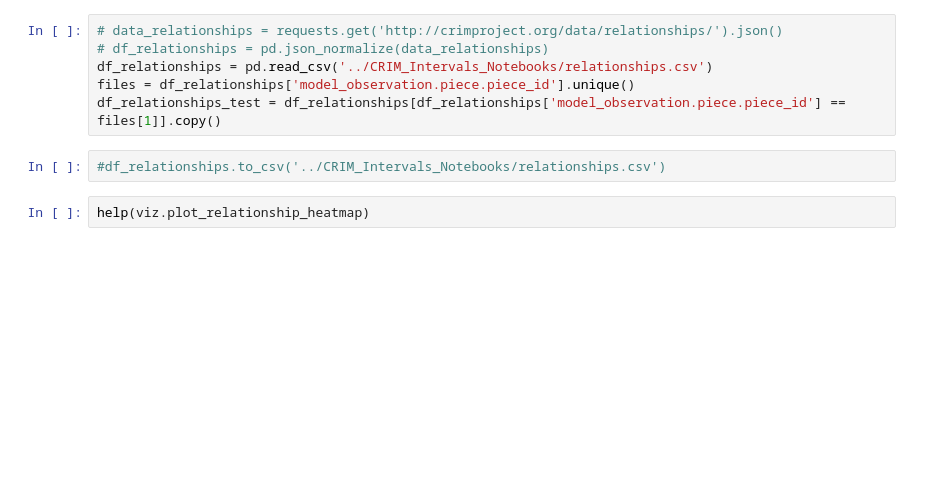
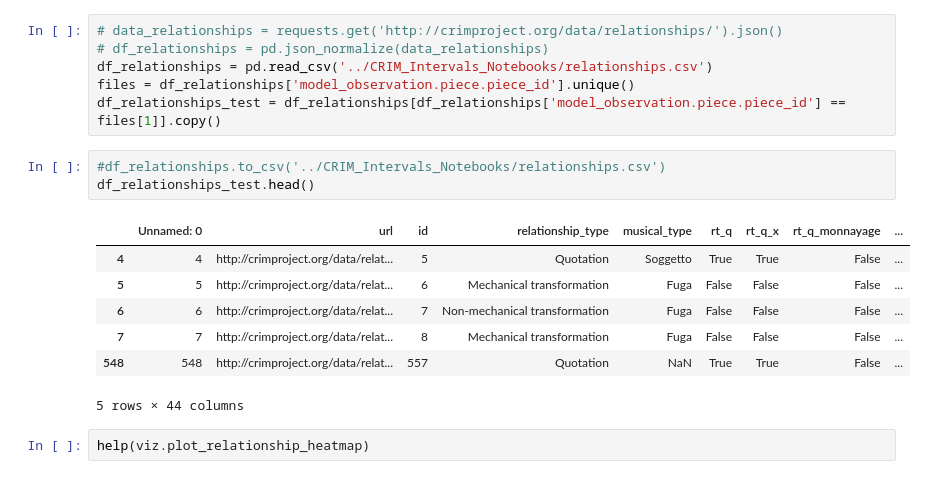
Before and after one commit to trangdang168/CRIM_Intervals_Notebooks, a Jupyter notebook: Trang_CRIM_Intervals_Morgan.ipynb, the cells around one changed output. Drawn from its saved outputs; the diff is of its cells as text; blank space fills up the shorter version.

```diff
--- a/Trang_CRIM_Intervals_Morgan.ipynb
+++ b/Trang_CRIM_Intervals_Morgan.ipynb
@@ -195,6 +223,15 @@ files = df_relationships['model_observation.piece.piece_id'].unique()
 df_relationships_test = df_relationships[df_relationships['model_observation.piece.piece_id'] == files[1]].copy()
 # %%
 #df_relationships.to_csv('../CRIM_Intervals_Notebooks/relationships.csv')
+df_relationships_test.head()
+# %% [output]
+|  | Unnamed: 0 | url | id | relationship_type | musical_type | rt_q | rt_q_x | rt_q_monnayage | ... |
+| 4 | 4 | http://crimproject.org/data/relat... | 5 | Quotation | Soggetto | True | True | False | ... |
+| 5 | 5 | http://crimproject.org/data/relat... | 6 | Mechanical transformation | Fuga | False | False | False | ... |
+| 6 | 6 | http://crimproject.org/data/relat... | 7 | Non-mechanical transformation | Fuga | False | False | False | ... |
+| 7 | 7 | http://crimproject.org/data/relat... | 8 | Mechanical transformation | Fuga | False | False | False | ... |
+| 548 | 548 | http://crimproject.org/data/relat... | 557 | Quotation | NaN | True | True | False | ... |
+5 rows × 44 columns
 # %%
 help(viz.plot_relationship_heatmap)
 # %% [output]
```
Also changed, not shown: parts of 9 cells of this notebook, 3 other files.
